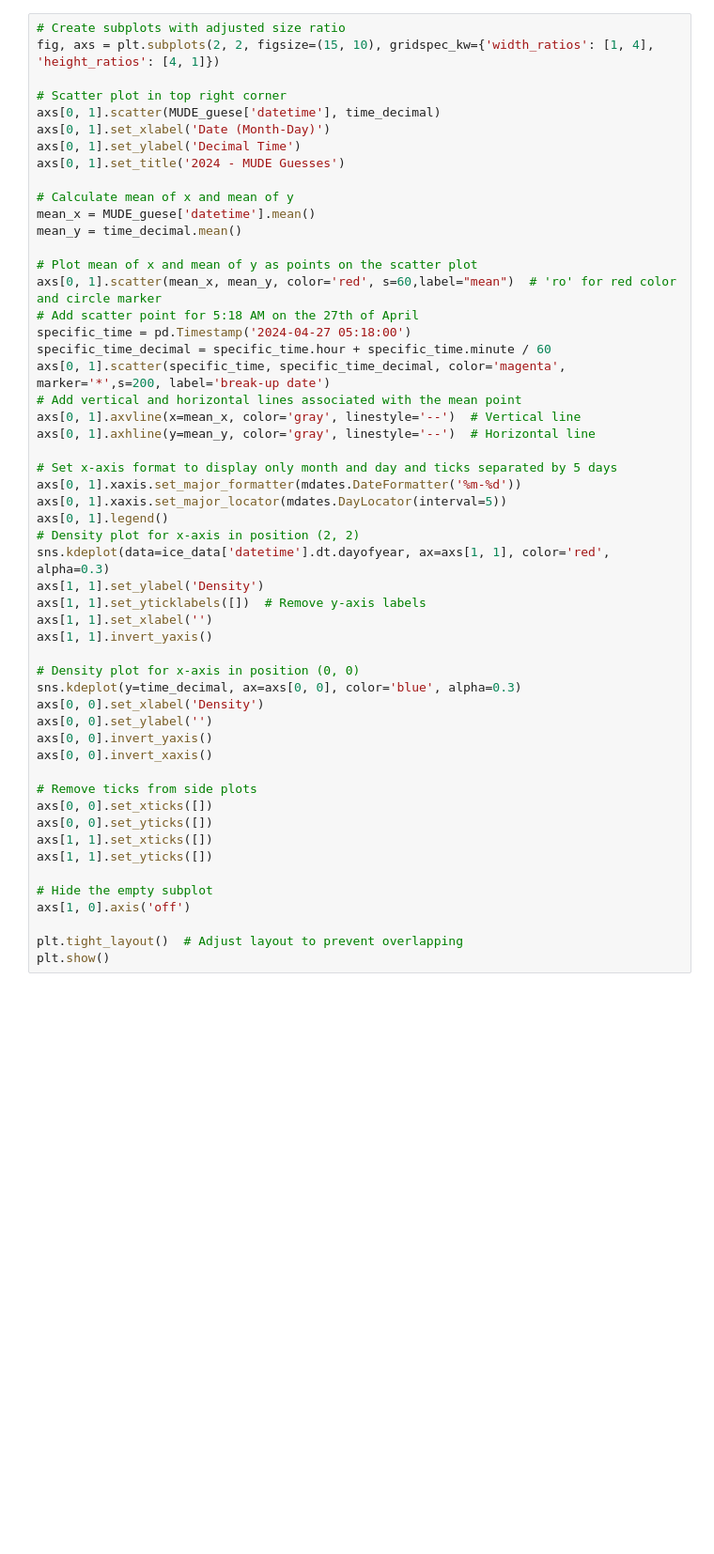
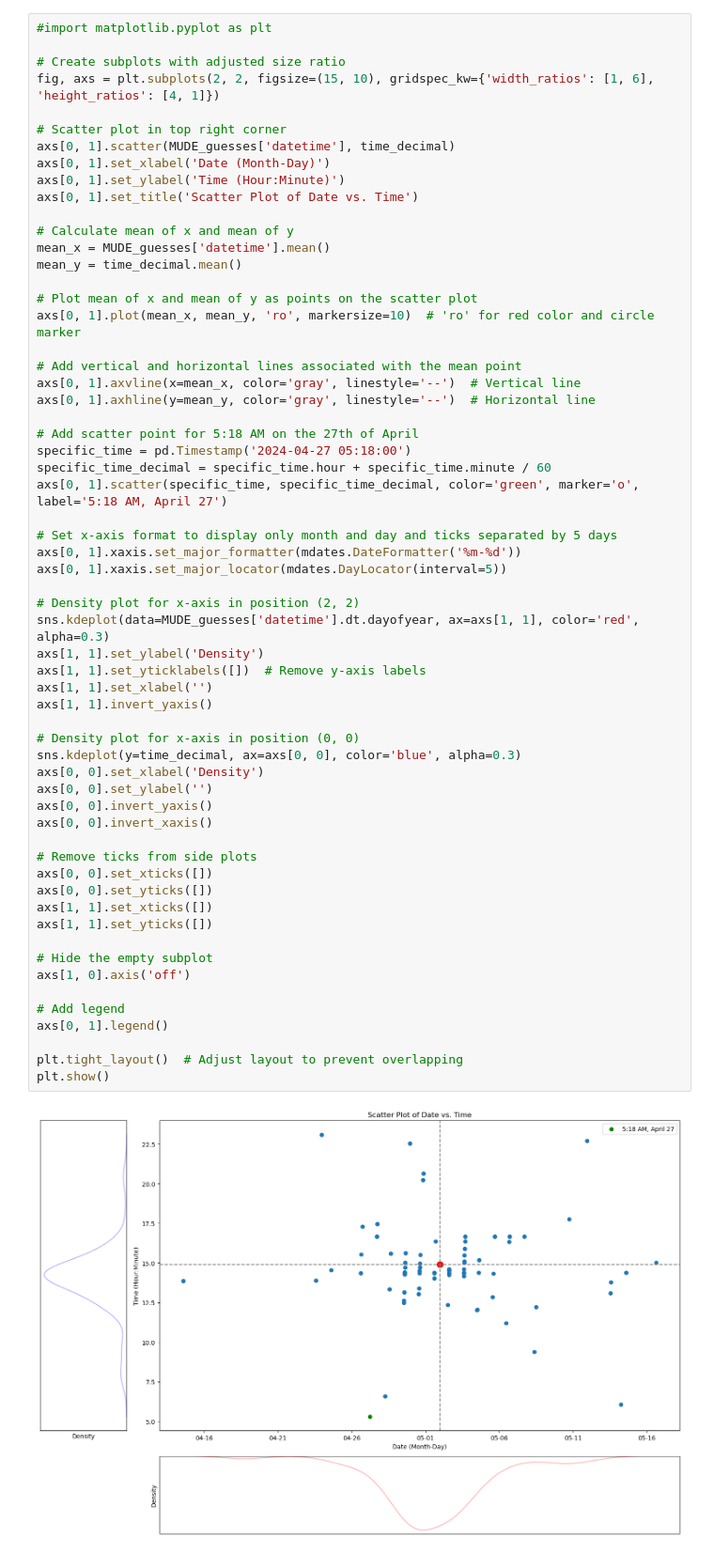
Before and after one commit to iceclassic/iceclassic, a Jupyter notebook: book/Part_1/generate_plot_part1.ipynb, the cells around one changed output. Shown at 94% size. Drawn from its saved outputs; the diff is of its cells as text; blank space fills up the shorter version.

```diff
--- a/book/Part_1/generate_plot_part1.ipynb
+++ b/book/Part_1/generate_plot_part1.ipynb
@@ -8,53 +21,62 @@ MUDE_gueses=pd.read_csv("../../data/Prediction_2024.txt",skiprows=149,index_col=
 # %%
+#import matplotlib.pyplot as plt
+
 # Create subplots with adjusted size ratio
-fig, axs = plt.subplots(2, 2, figsize=(15, 10), gridspec_kw={'width_ratios': [1, 4], 'height_ratios': [4, 1]})
+fig, axs = plt.subplots(2, 2, figsize=(15, 10), gridspec_kw={'width_ratios': [1, 6], 'height_ratios': [4, 1]})
 
 # Scatter plot in top right corner
-axs[0, 1].scatter(MUDE_guese['datetime'], time_decimal)
+axs[0, 1].scatter(MUDE_guesses['datetime'], time_decimal)
 axs[0, 1].set_xlabel('Date (Month-Day)')
-axs[0, 1].set_ylabel('Decimal Time')
-axs[0, 1].set_title('2024 - MUDE Guesses')
+axs[0, 1].set_ylabel('Time (Hour:Minute)')
+axs[0, 1].set_title('Scatter Plot of Date vs. Time')
 
 # Calculate mean of x and mean of y
-mean_x = MUDE_guese['datetime'].mean()
+mean_x = MUDE_guesses['datetime'].mean()
 mean_y = time_decimal.mean()
 
 # Plot mean of x and mean of y as points on the scatter plot
-axs[0, 1].scatter(mean_x, mean_y, color='red', s=60,label="mean")  # 'ro' for red color and circle marker
-# Add scatter point for 5:18 AM on the 27th of April
-specific_time = pd.Timestamp('2024-04-27 05:18:00')
-specific_time_decimal = specific_time.hour + specific_time.minute / 60
-axs[0, 1].scatter(specific_time, specific_time_decimal, color='magenta', marker='*',s=200, label='break-up date')
+axs[0, 1].plot(mean_x, mean_y, 'ro', markersize=10)  # 'ro' for red color and circle marker
+
 # Add vertical and horizontal lines associated with the mean point
 axs[0, 1].axvline(x=mean_x, color='gray', linestyle='--')  # Vertical line
 axs[0, 1].axhline(y=mean_y, color='gray', linestyle='--')  # Horizontal line
 
+# Add scatter point for 5:18 AM on the 27th of April
+specific_time = pd.Timestamp('2024-04-27 05:18:00')
+specific_time_decimal = specific_time.hour + specific_time.minute / 60
+axs[0, 1].scatter(specific_time, specific_time_decimal, color='green', marker='o', label='5:18 AM, April 27')
+
 # Set x-axis format to display only month and day and ticks separated by 5 days
 axs[0, 1].xaxis.set_major_formatter(mdates.DateFormatter('%m-%d'))
 axs[0, 1].xaxis.set_major_locator(mdates.DayLocator(interval=5))
-axs[0, 1].legend()
+
 # Density plot for x-axis in position (2, 2)
-sns.kdeplot(data=ice_data['datetime'].dt.dayofyear, ax=axs[1, 1], color='red', alpha=0.3)
+sns.kdeplot(data=MUDE_guesses['datetime'].dt.dayofyear, ax=axs[1, 1], color='red', alpha=0.3)
 axs[1, 1].set_ylabel('Density')
 axs[1, 1].set_yticklabels([])  # Remove y-axis labels
 axs[1, 1].set_xlabel('')
 axs[1, 1].invert_yaxis()
 
 # Density plot for x-axis in position (0, 0)
 sns.kdeplot(y=time_decimal, ax=axs[0, 0], color='blue', alpha=0.3)
 axs[0, 0].set_xlabel('Density')
 axs[0, 0].set_ylabel('')
 axs[0, 0].invert_yaxis()
 axs[0, 0].invert_xaxis()
 
 # Remove ticks from side plots
 axs[0, 0].set_xticks([])
 axs[0, 0].set_yticks([])
 axs[1, 1].set_xticks([])
 axs[1, 1].set_yticks([])
 
 # Hide the empty subplot
 axs[1, 0].axis('off')
 
+# Add legend
+axs[0, 1].legend()
+
 plt.tight_layout()  # Adjust layout to prevent overlapping
 plt.show()
+# %% [output]
+[figure, added]
```
Also changed, not shown: parts of 4 cells of this notebook, 1 other file.
